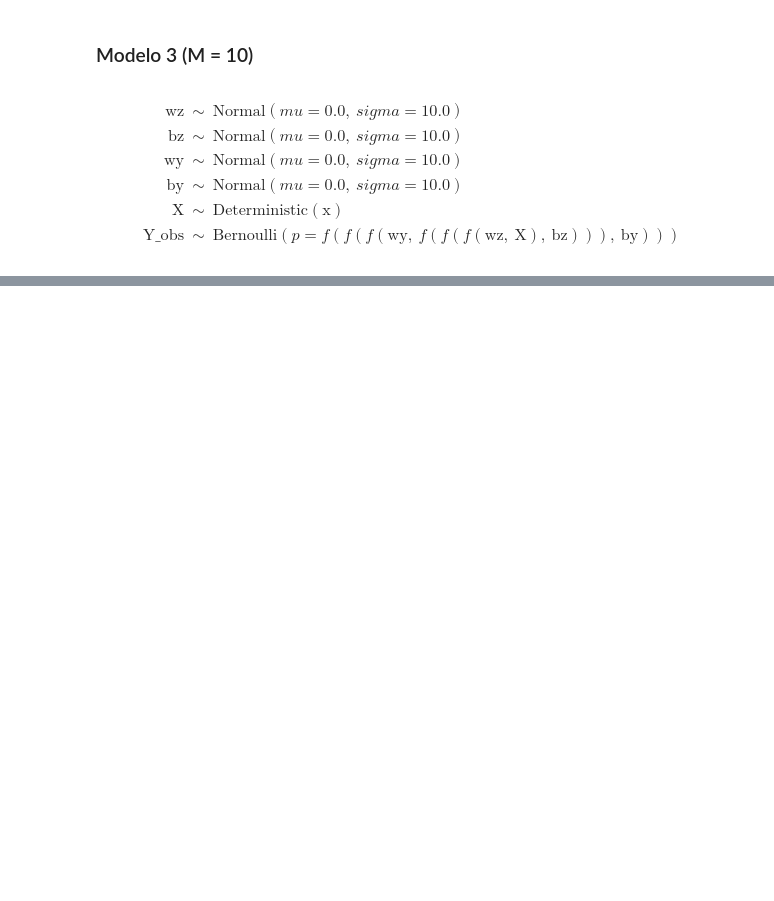
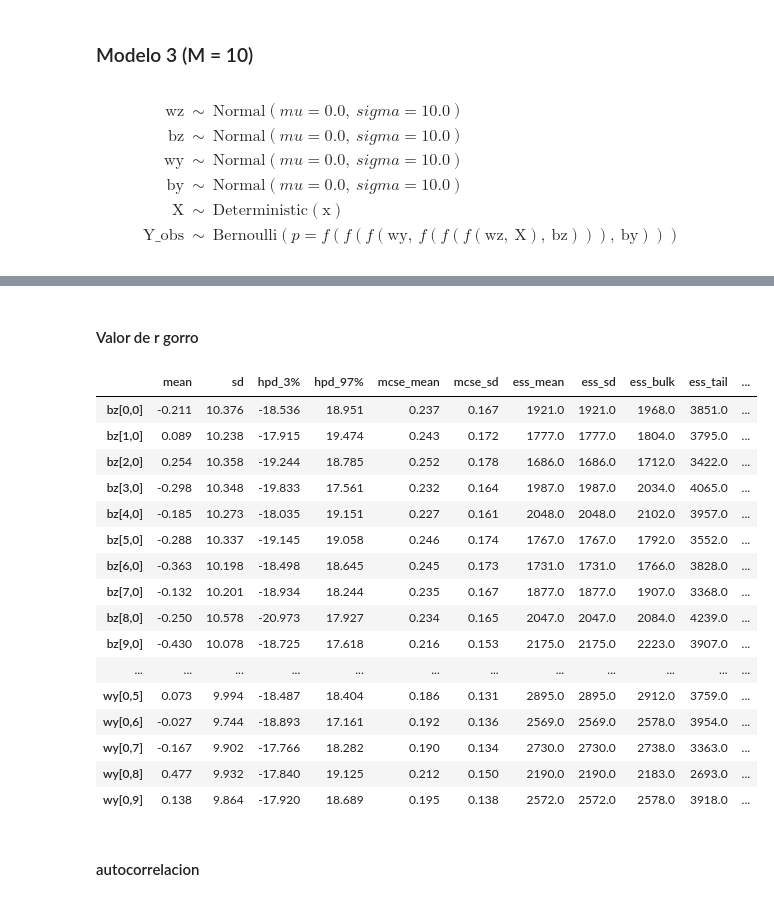
Before and after one commit to Spun1/Proyecto-INFO274-, a Jupyter notebook: proyecto/proyecto.ipynb, the cells around one changed output, grey strips where cells are left out. Cells and saved outputs as stored; diff of their text form; code cells hidden in the pictures; blank space fills up the shorter version.

```diff
--- a/proyecto/proyecto.ipynb
+++ b/proyecto/proyecto.ipynb
@@ -234,0 +241,7 @@ pm.model_to_graphviz(c10)
+# %%
+with a100:
+    trace = pm.sample(draws=3000,
+                      tune=500,
+                      chains=2,
+                      cores=4,
+                      step=pm.NUTS())
@@ -234,0 +282,7 @@ pm.model_to_graphviz(c10)
+# %%
+with b100:
+    trace = pm.sample(draws=3000,
+                      tune=500,
+                      chains=2,
+                      cores=4,
+                      step=pm.NUTS())
@@ -234,0 +329,7 @@ pm.model_to_graphviz(c10)
+# %%
+with c100:
+    trace = pm.sample(draws=3000,
+                      tune=500,
+                      chains=2,
+                      cores=4,
+                      step=pm.NUTS())
@@ -234,0 +346,24 @@ pm.model_to_graphviz(c10)
+# %% [markdown]
+#### Valor de r gorro
+# %%
+pm.summary(trace, var_names=['bz', 'wz', 'by','wy']).round(3)
+# %% [output]
+|  | mean | sd | hpd_3% | hpd_97% | mcse_mean | mcse_sd | ess_mean | ess_sd | ess_bulk | ess_tail | ... |
+| bz[0,0] | -0.211 | 10.376 | -18.536 | 18.951 | 0.237 | 0.167 | 1921.0 | 1921.0 | 1968.0 | 3851.0 | ... |
+| bz[1,0] | 0.089 | 10.238 | -17.915 | 19.474 | 0.243 | 0.172 | 1777.0 | 1777.0 | 1804.0 | 3795.0 | ... |
+| bz[2,0] | 0.254 | 10.358 | -19.244 | 18.785 | 0.252 | 0.178 | 1686.0 | 1686.0 | 1712.0 | 3422.0 | ... |
+| bz[3,0] | -0.298 | 10.348 | -19.833 | 17.561 | 0.232 | 0.164 | 1987.0 | 1987.0 | 2034.0 | 4065.0 | ... |
+| bz[4,0] | -0.185 | 10.273 | -18.035 | 19.151 | 0.227 | 0.161 | 2048.0 | 2048.0 | 2102.0 | 3957.0 | ... |
+| bz[5,0] | -0.288 | 10.337 | -19.145 | 19.058 | 0.246 | 0.174 | 1767.0 | 1767.0 | 1792.0 | 3552.0 | ... |
+| bz[6,0] | -0.363 | 10.198 | -18.498 | 18.645 | 0.245 | 0.173 | 1731.0 | 1731.0 | 1766.0 | 3828.0 | ... |
+| bz[7,0] | -0.132 | 10.201 | -18.934 | 18.244 | 0.235 | 0.167 | 1877.0 | 1877.0 | 1907.0 | 3368.0 | ... |
+| bz[8,0] | -0.250 | 10.578 | -20.973 | 17.927 | 0.234 | 0.165 | 2047.0 | 2047.0 | 2084.0 | 4239.0 | ... |
+| bz[9,0] | -0.430 | 10.078 | -18.725 | 17.618 | 0.216 | 0.153 | 2175.0 | 2175.0 | 2223.0 | 3907.0 | ... |
+| ... | ... | ... | ... | ... | ... | ... | ... | ... | ... | ... | ... |
+| wy[0,5] | 0.073 | 9.994 | -18.487 | 18.404 | 0.186 | 0.131 | 2895.0 | 2895.0 | 2912.0 | 3759.0 | ... |
+| wy[0,6] | -0.027 | 9.744 | -18.893 | 17.161 | 0.192 | 0.136 | 2569.0 | 2569.0 | 2578.0 | 3954.0 | ... |
+| wy[0,7] | -0.167 | 9.902 | -17.766 | 18.282 | 0.190 | 0.134 | 2730.0 | 2730.0 | 2738.0 | 3363.0 | ... |
+| wy[0,8] | 0.477 | 9.932 | -17.840 | 19.125 | 0.212 | 0.150 | 2190.0 | 2190.0 | 2183.0 | 2693.0 | ... |
+| wy[0,9] | 0.138 | 9.864 | -17.920 | 18.689 | 0.195 | 0.138 | 2572.0 | 2572.0 | 2578.0 | 3918.0 | ... |
+# %% [markdown]
+#### autocorrelacion
```
Also changed, not shown: parts of 24 cells of this notebook.
